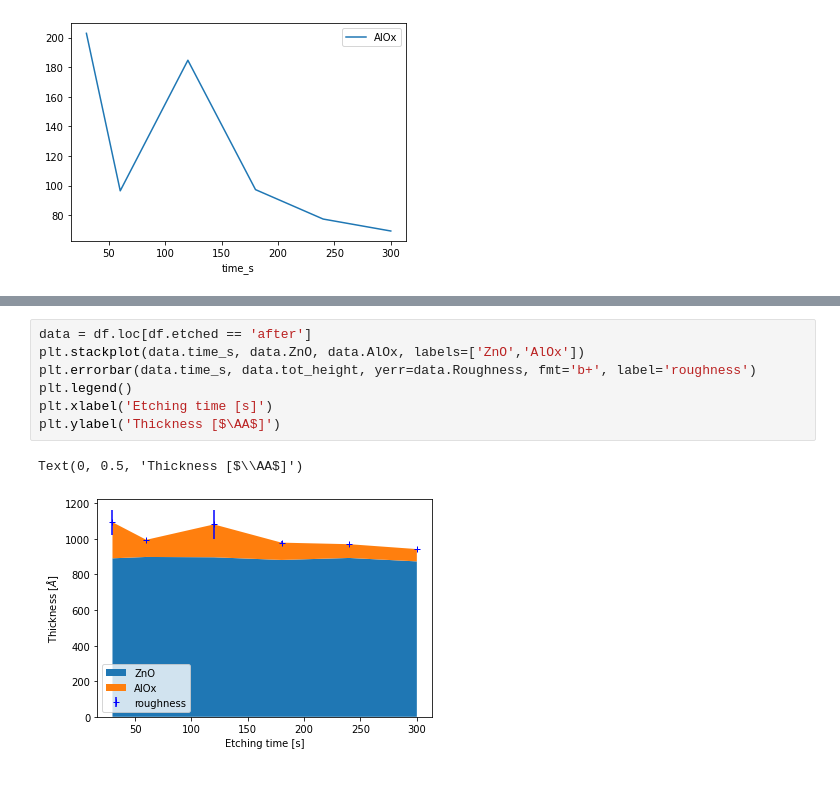
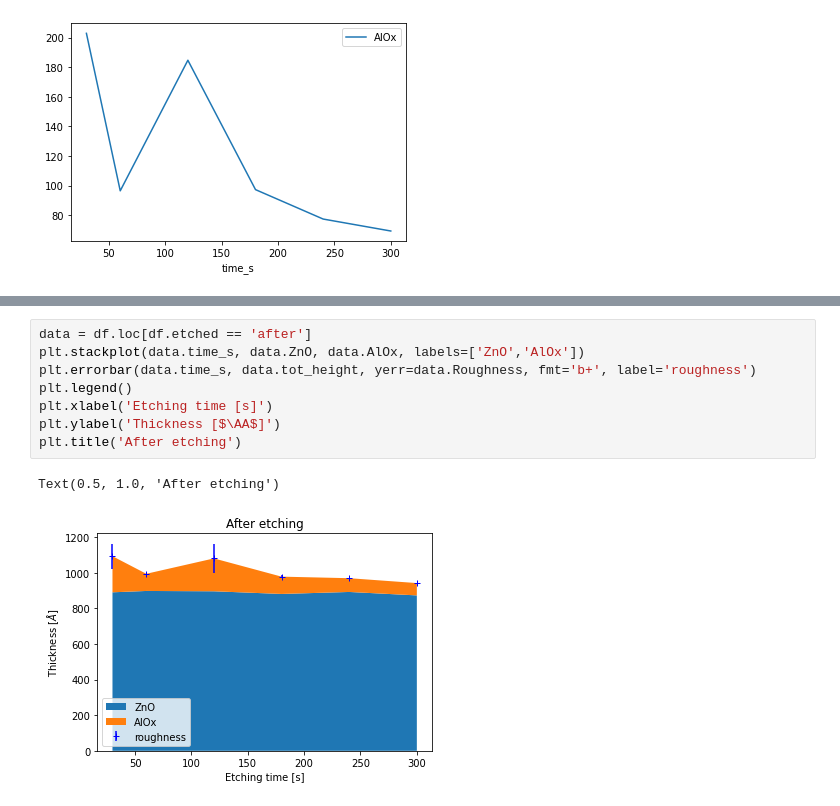
Before and after one commit to peltBartvan/msc-thesis, a Jupyter notebook: data/SE_etch/analyse.ipynb, the cells around one changed output, grey strips where cells are left out. Drawn from its saved outputs; the diff is of its cells as text.

```diff
--- a/data/SE_etch/analyse.ipynb
+++ b/data/SE_etch/analyse.ipynb
@@ -92,10 +93,11 @@ Text(0, 0.5, 'Thickness [$\\AA$]')
 # %%
 data = df.loc[df.etched == 'after']
 plt.stackplot(data.time_s, data.ZnO, data.AlOx, labels=['ZnO','AlOx'])
 plt.errorbar(data.time_s, data.tot_height, yerr=data.Roughness, fmt='b+', label='roughness')
 plt.legend()
 plt.xlabel('Etching time [s]')
 plt.ylabel('Thickness [$\AA$]')
+plt.title('After etching')
 # %% [output]
-Text(0, 0.5, 'Thickness [$\\AA$]')
+Text(0.5, 1.0, 'After etching')
-[figure, old version]
+[figure, new version]
```
Also changed, not shown: parts of 3 cells of this notebook, 2 other files.
